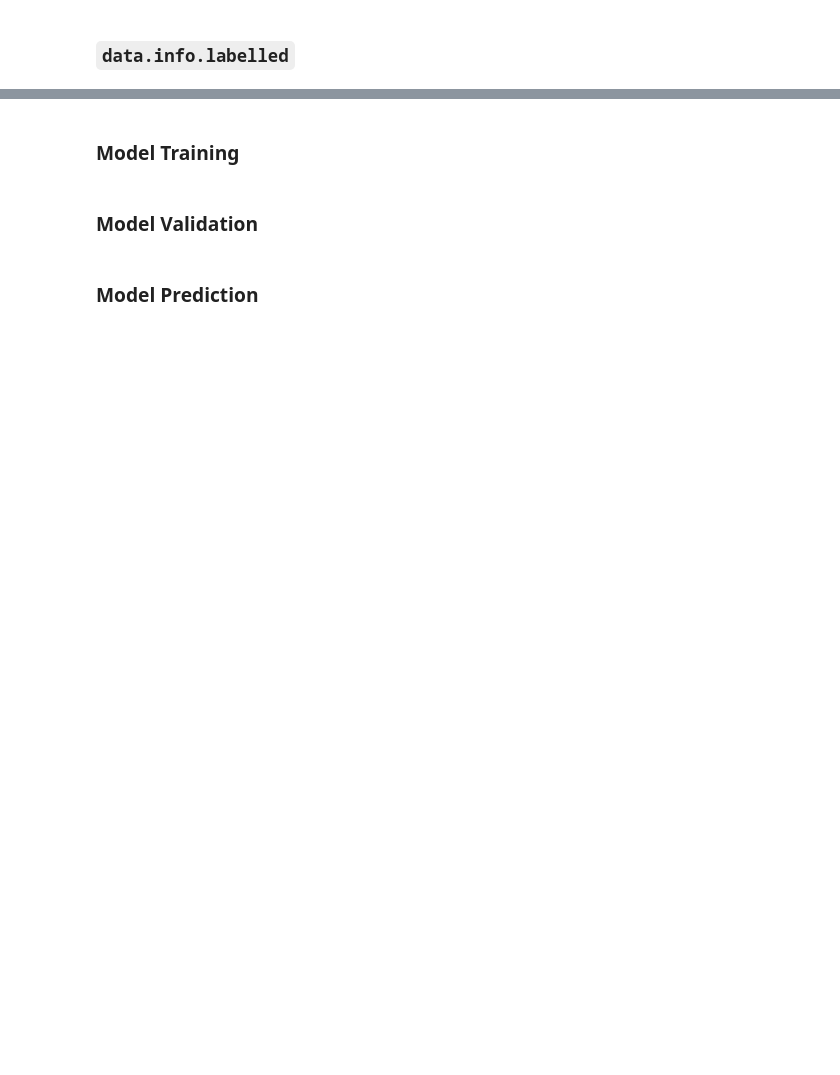
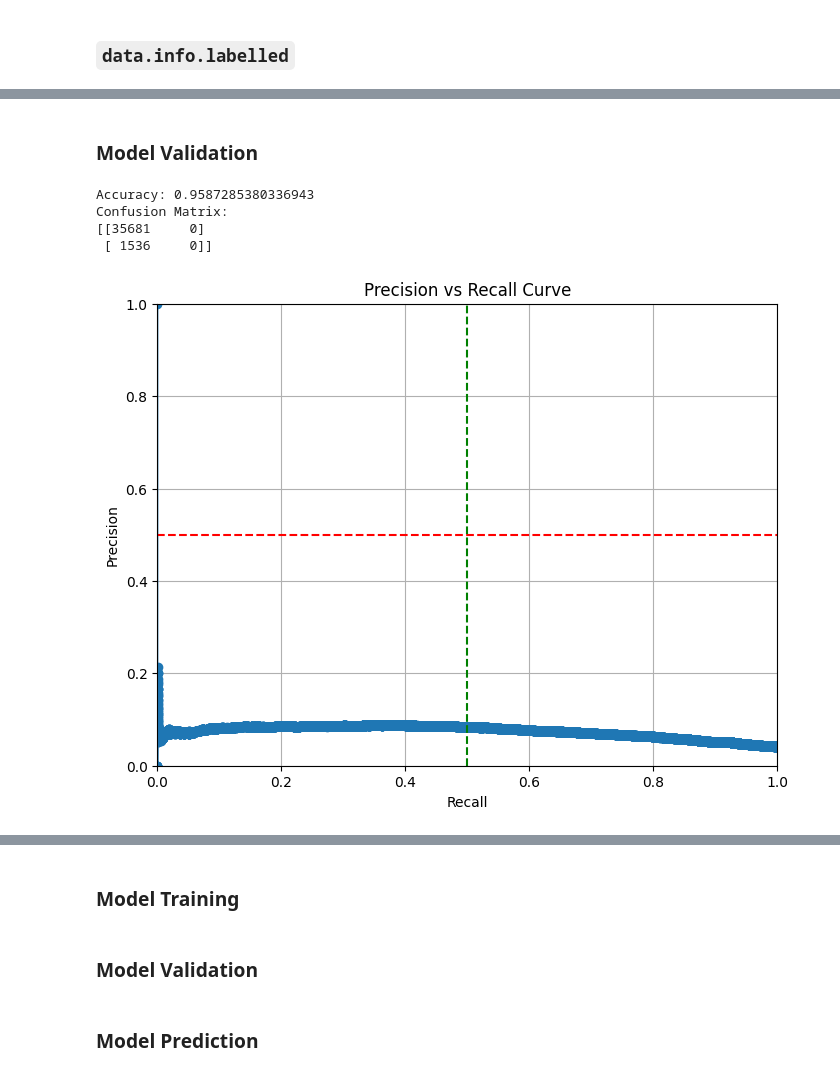
Before and after one commit to okk15y/DSA4262, a Jupyter notebook: project.ipynb, the cells around one changed output, grey strips where cells are left out. Saved outputs shown, nothing was run; the diff lists cells and outputs as text; code cells hidden in the pictures; blank space fills up the shorter version.

```diff
--- a/project.ipynb
+++ b/project.ipynb
@@ -121,0 +137,11 @@ X_20lines.groupby(['transcript_id', 'position', 'sequence']).size().reset_index(
+# %%
+# Inner join df on labels
+merged_df = pd.merge(df, labels,
+                     left_on  = ['transcript_id', 'position'],
+                     right_on = ['transcript_id', 'transcript_position'],
+                     how = 'left')
+tmp = merged_df['gene_id']
+merged_df = merged_df.drop(columns=['transcript_position', 'gene_id'])
+merged_df.insert(0, 'gene_id', tmp)
+
+merged_df.head(3)
@@ -122 +158,13 @@ X_20lines.groupby(['transcript_id', 'position', 'sequence']).size().reset_index(
+# %%
+# Train-test split by gene_id
+unique_genes = labels['gene_id'].unique()
+train_genes, test_genes = train_test_split(unique_genes, test_size=0.3, random_state=42)
+
+train_df = merged_df[merged_df['gene_id'].isin(train_genes)]
+test_df  = merged_df[merged_df['gene_id'].isin(test_genes)]
+
+X_train = train_df.drop(columns=['gene_id', 'transcript_id', 'position', 'label'])
+y_train = train_df[['label']]
+X_test = test_df.drop(columns=['gene_id', 'transcript_id', 'position', 'label'])
+y_test = test_df[['label']]
 # %% [markdown]
@@ -127,0 +175,3 @@ from sklearn.metrics import accuracy_score, classification_report
+# %%
+log_reg_model = LogisticRegression()
+log_reg_model.fit(X_train, y_train)
@@ -127,0 +187,36 @@ from sklearn.metrics import accuracy_score, classification_report
+# %% [markdown]
+### Model Validation
+# %%
+# Get the class prediction
+y_pred = log_reg_model.predict(X_test)
+
+accuracy = accuracy_score(y_test, y_pred)
+confusion = confusion_matrix(y_test, y_pred)
+
+print(f"Accuracy: {accuracy}")
+print("Confusion Matrix:")
+print(confusion)
+# %% [output]
+Accuracy: 0.9587285380336943
+Confusion Matrix:
+[[35681     0]
+ [ 1536     0]]
+# %%
+# Get the probabilities for the positive class
+y_scores = log_reg_model.predict_proba(X_test)[:, 1]
+
+precision, recall, _ = precision_recall_curve(y_test, y_scores)
+
+plt.figure(figsize=(8, 6))
+plt.plot(recall, precision, marker='o')
+plt.title('Precision vs Recall Curve')
+plt.xlabel('Recall')
+plt.ylabel('Precision')
+plt.grid()
+plt.xlim([0, 1])
+plt.ylim([0, 1])
+plt.axhline(y=0.5, color='r', linestyle='--')  # Reference line for 0.5 precision
+plt.axvline(x=0.5, color='g', linestyle='--')  # Reference line for 0.5 recall
+plt.show()
+# %% [output]
+[figure, added]
```
Also changed, not shown: parts of 31 cells of this notebook.
